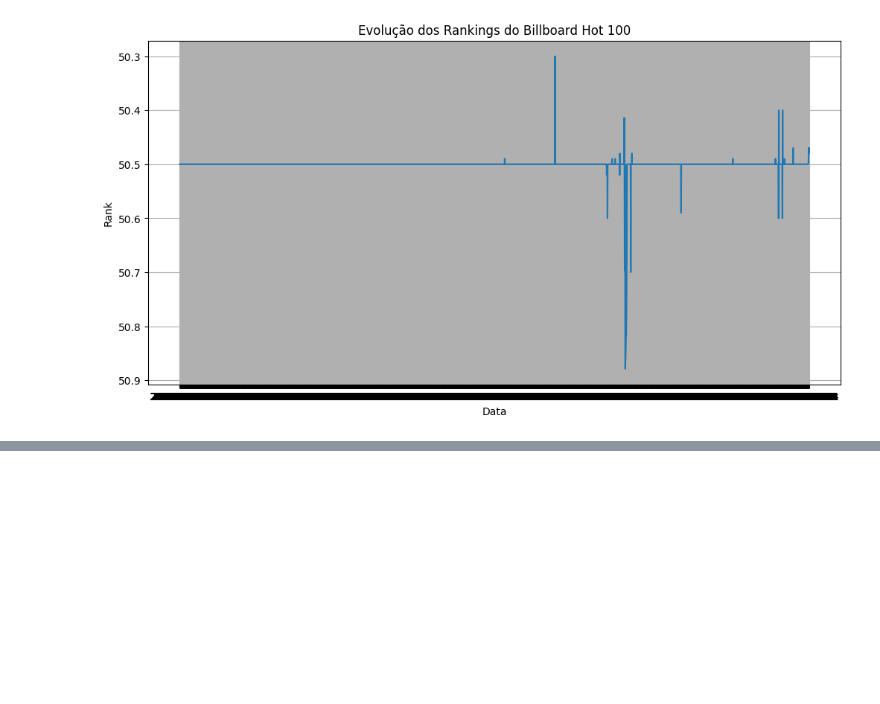
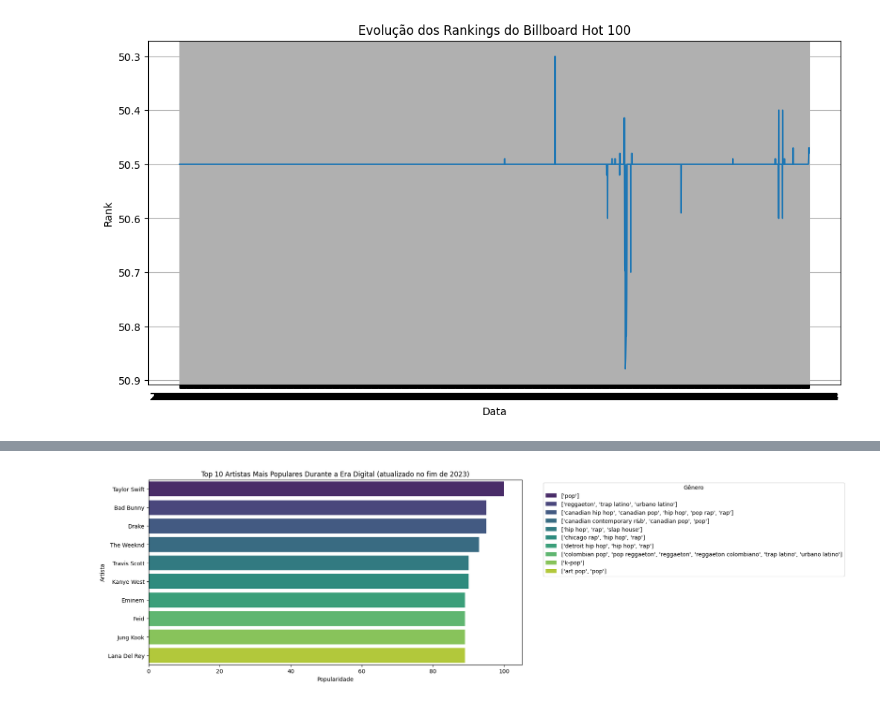
Before and after one commit to touro3/EvolucaoDaMusica-BI, a Jupyter notebook: notebooks/EDA_e_visualizacoes_musicais.ipynb, the cells around one changed output, grey strips where cells are left out. Saved outputs shown, nothing was run; the diff lists cells and outputs as text; code cells hidden in the pictures; blank space fills up the shorter version.

```diff
--- a/notebooks/EDA_e_visualizacoes_musicais.ipynb
+++ b/notebooks/EDA_e_visualizacoes_musicais.ipynb
@@ -53,0 +125,16 @@ The `ci` parameter is deprecated. Use `errorbar=None` for the same effect.
+# %%
+artists_digital_popularity = new_artists_df.groupby(['Name', 'Genres'])['Popularity'].mean().reset_index()
+
+# Classificar os artistas pela popularidade e selecionar os top 10
+top_artists_digital_popularity = artists_digital_popularity.sort_values(by='Popularity', ascending=False).head(10)
+
+# Visualizar os resultados
+plt.figure(figsize=(12,6))
+sns.barplot(data=top_artists_digital_popularity, x='Popularity', y='Name', hue='Genres', dodge=False, palette='viridis')
+plt.title('Top 10 Artistas Mais Populares Durante a Era Digital (atualizado no fim de 2023)')
+plt.xlabel('Popularidade')
+plt.ylabel('Artista')
+plt.legend(title='Gênero', bbox_to_anchor=(1.05, 1), loc='upper left')
+plt.show()
+# %% [output]
+[figure, added]
```
Also changed, not shown: parts of 8 cells of this notebook.
